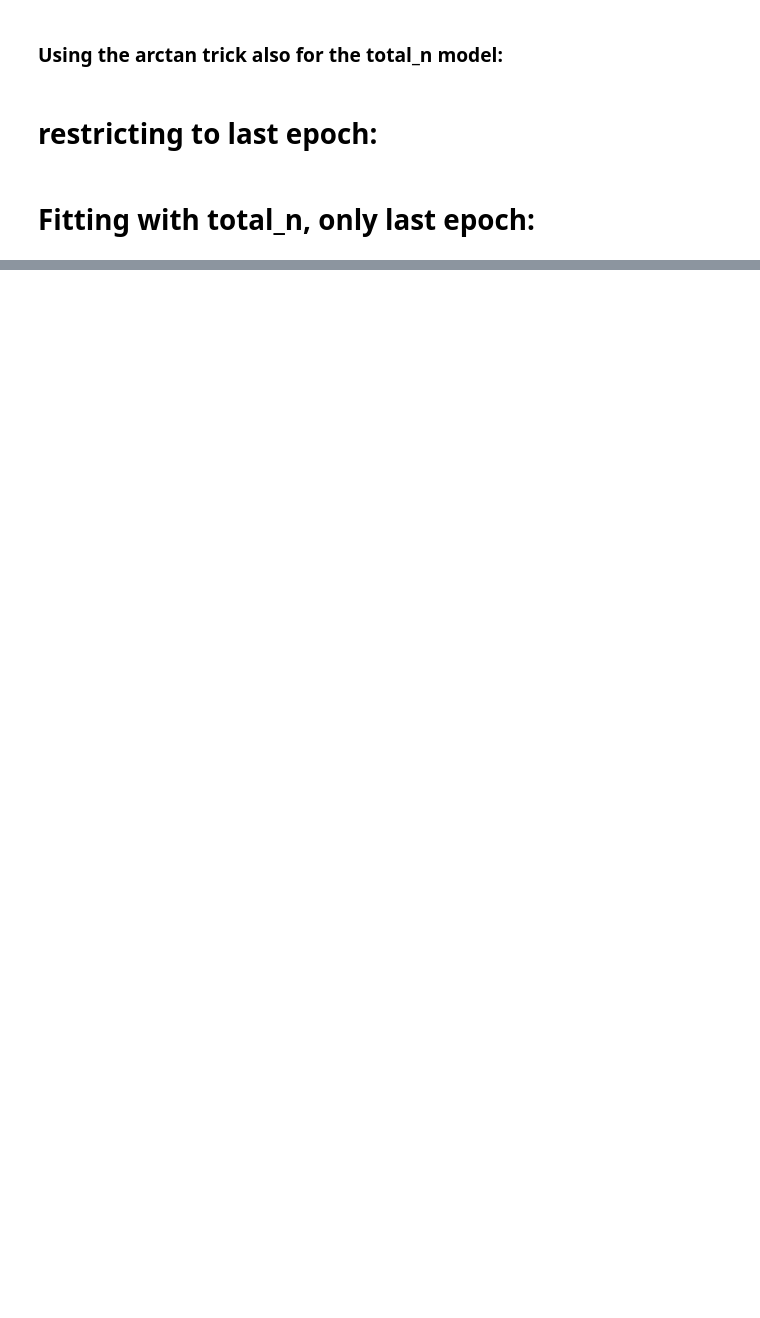
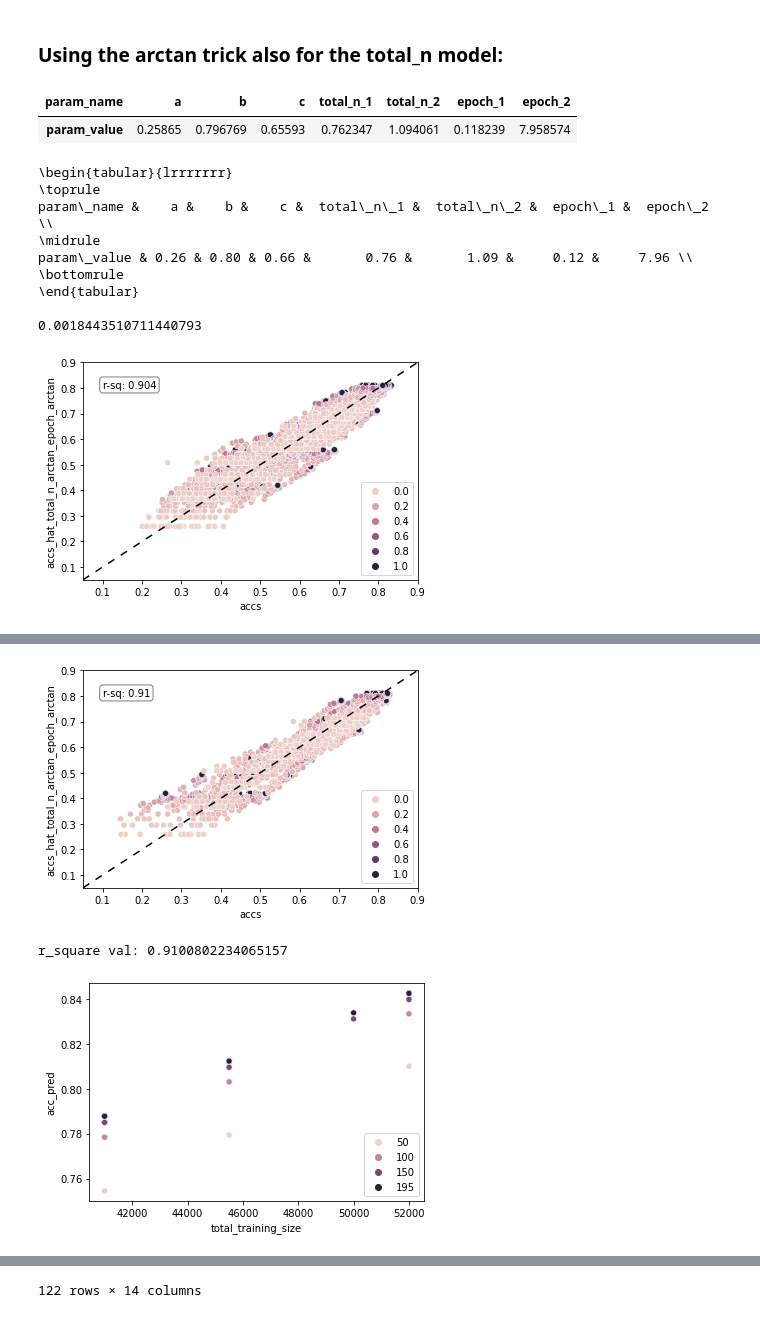
Before and after one commit to tmuehlen80/training_dataset_size_per_class, a Jupyter notebook: notebooks/cifar10_datasetsize_powerlaw_allepochs.ipynb, the cells around one changed output, grey strips where cells are left out. Saved outputs shown, nothing was run; the diff lists cells and outputs as text; code cells hidden in the pictures; blank space fills up the shorter version.

```diff
--- a/notebooks/cifar10_datasetsize_powerlaw_allepochs.ipynb
+++ b/notebooks/cifar10_datasetsize_powerlaw_allepochs.ipynb
@@ -565,2 +416,0 @@ if converged:
-# %% [markdown]
-# restricting to last epoch:
@@ -626,2 +416,0 @@ if converged:
-# %% [markdown]
-# Fitting with total_n, only last epoch:
@@ -676,0 +417,36 @@ if converged:
+# %%
+y_hat_name = "accs_hat_total_n_arctan_epoch_arctan"
+
+def func(x, a: float, b: float, c: float, d_total_n:float, d_total_n_2:float, d_epochs:float, d_epochs_2:float) -> float:
+    x_epoch = x[10]
+    x_total_n = x[11]
+    return a + ((d_total_n * np.arctan(d_total_n_2 * x_total_n) + d_epochs* np.arctan( d_epochs_2 * x_epoch))**b) * c
+
+np.random.seed(seed=92548)
+n_p = 7
+p0 = np.random.uniform(low=0, high=1, size = n_p)
+converged = False
+try:
+    params, params_cov = curve_fit(func, xdata, y, maxfev=200000, p0=p0, bounds=(-10, 10))
+    converged = True
+except:
+    print("did not converge")
+# %%
+param_names = ["a", "b", "c"]
+param_names = param_names + ["total_n_1", "total_n_2", "epoch_1", "epoch_2"]
+
+if converged:
+    plotting_printing.plotting_printing_all_epochs(func, model_type, y_hat_name, xdata, y, param_names,  params, results, xdata_val, y_val, results_val, xdata_4500, xdata_pred, results_pred_orig, results_4500, results_4500_orig, saving_plots=False, is_2param=False)
+# %% [output]
+| param_name | a | b | c | total_n_1 | total_n_2 | epoch_1 | epoch_2 |
+| param_value | 0.25865 | 0.796769 | 0.65593 | 0.762347 | 1.094061 | 0.118239 | 7.958574 |
+\begin{tabular}{lrrrrrrr}
+\toprule
+param\_name &    a &    b &    c &  total\_n\_1 &  total\_n\_2 &  epoch\_1 &  epoch\_2 \\
+\midrule
+param\_value & 0.26 & 0.80 & 0.66 &       0.76 &       1.09 &     0.12 &     7.96 \\
+\bottomrule
+\end{tabular}
+
+0.0018443510711440793
+[figure, added]
@@ -676,0 +455,3 @@ if converged:
+[figure, added]
+r_square val: 0.9100802234065157
+[figure, added]
@@ -676,0 +470 @@ if converged:
+122 rows × 14 columns
```
Also changed, not shown: parts of 12 cells of this notebook, 15 other files.
